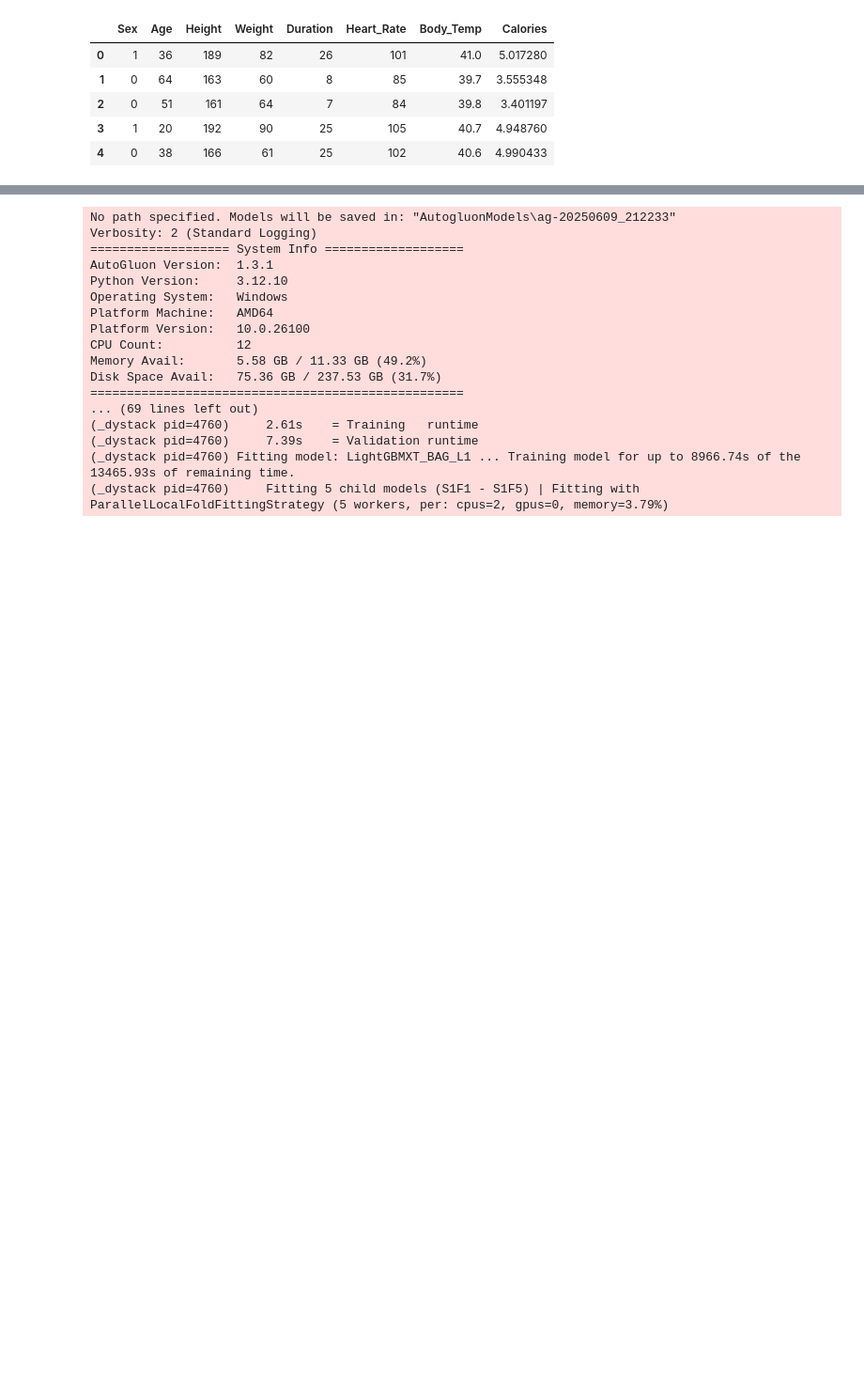
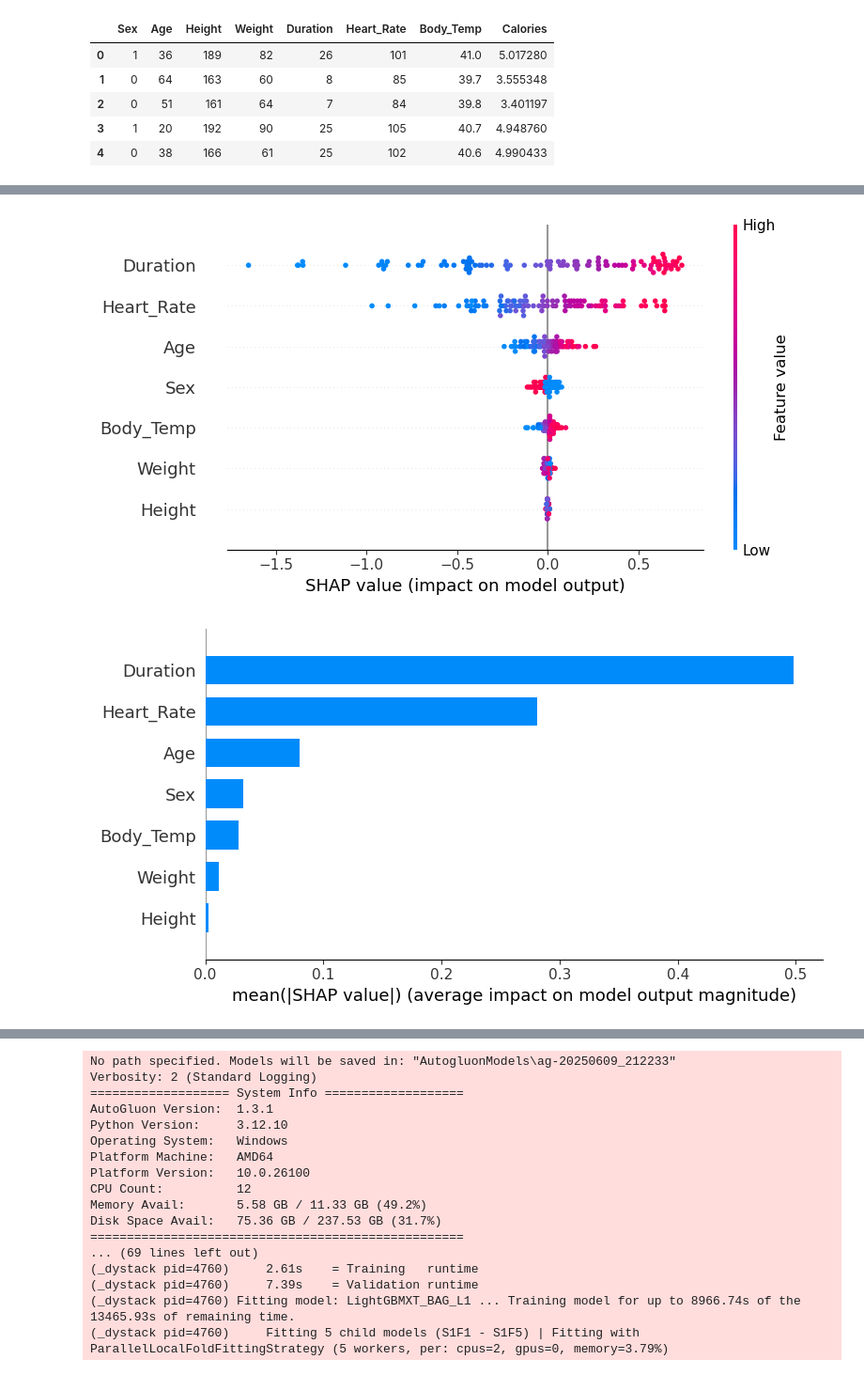
Before and after one commit to ElliotBlackstone/S25_Predict_Calories, a Jupyter notebook: calorie_autogluon.ipynb, the cells around one changed output, grey strips where cells are left out. Shown at 94% size. Drawn from its saved outputs; the diff is of its cells as text; code cells hidden in the pictures; blank space fills up the shorter version.

```diff
--- a/calorie_autogluon.ipynb
+++ b/calorie_autogluon.ipynb
@@ -411,0 +330,6 @@ The dataset for this competition (both train and test) was generated from a deep
+# %%
+shap.summary_plot(shap_vals, X_small, max_display=7)
+shap.summary_plot(shap_vals, X_small, plot_type='bar', max_display=7)
+# %% [output]
+[figure, added]
+[figure, added]
```
Also changed, not shown: parts of 34 cells of this notebook, 3 other files.
